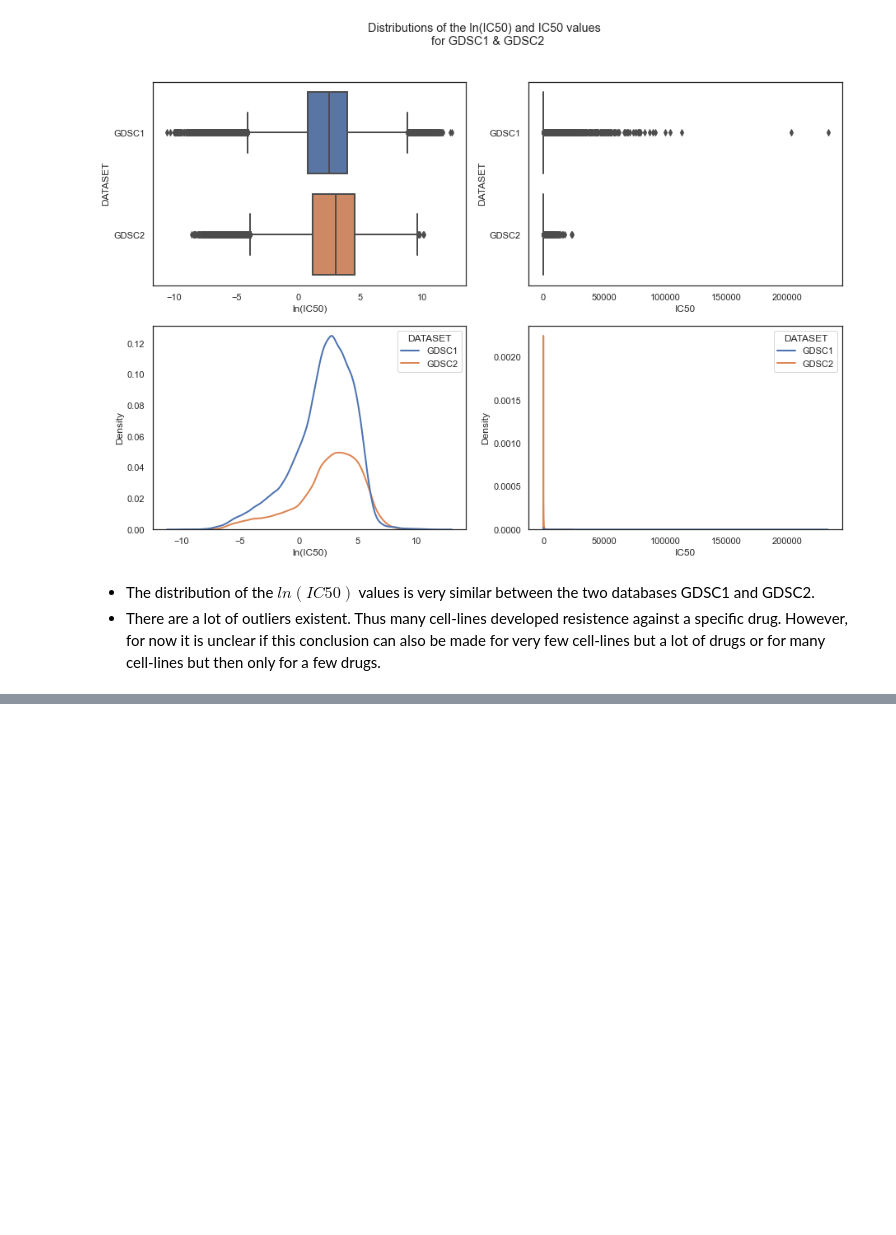
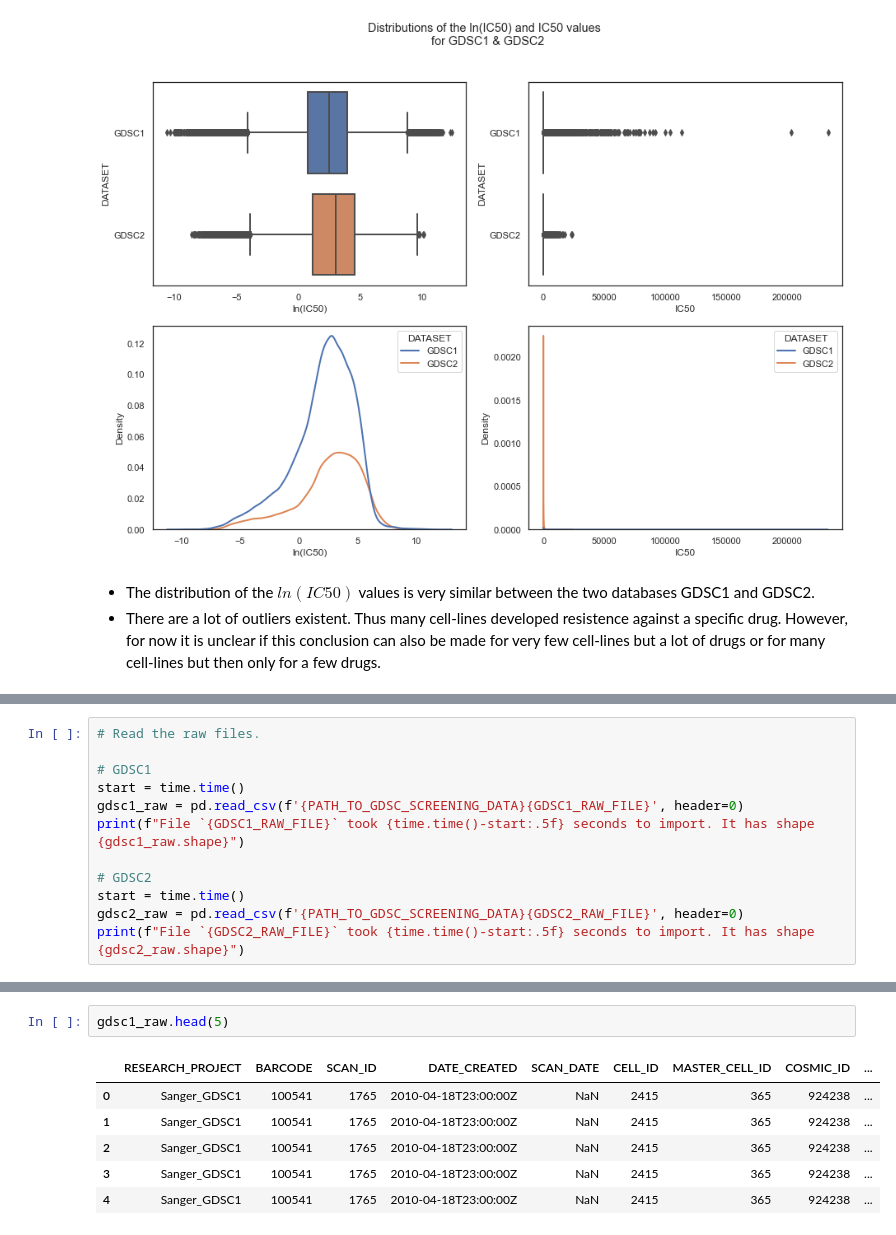
Before and after one commit to PeeteKeesel/gnn-for-drug-response-prediction, a Jupyter notebook: 02_GDSC_playground.ipynb, the cells around one changed output, grey strips where cells are left out. Saved outputs shown, nothing was run; the diff lists cells and outputs as text; blank space fills up the shorter version.

```diff
--- a/02_GDSC_playground.ipynb
+++ b/02_GDSC_playground.ipynb
@@ -411,0 +414,12 @@ GDSC2_RAW_FILE = 'GDSC2_public_raw_data_25Feb20.csv.xlsx'
+# %%
+# Read the raw files.
+
+# GDSC1
+start = time.time()
+gdsc1_raw = pd.read_csv(f'{PATH_TO_GDSC_SCREENING_DATA}{GDSC1_RAW_FILE}', header=0)
+print(f"File `{GDSC1_RAW_FILE}` took {time.time()-start:.5f} seconds to import. It has shape {gdsc1_raw.shape}")
+
+# GDSC2
+start = time.time()
+gdsc2_raw = pd.read_csv(f'{PATH_TO_GDSC_SCREENING_DATA}{GDSC2_RAW_FILE}', header=0)
+print(f"File `{GDSC2_RAW_FILE}` took {time.time()-start:.5f} seconds to import. It has shape {gdsc2_raw.shape}")
@@ -411,0 +429,9 @@ GDSC2_RAW_FILE = 'GDSC2_public_raw_data_25Feb20.csv.xlsx'
+# %%
+gdsc1_raw.head(5)
+# %% [output]
+|  | RESEARCH_PROJECT | BARCODE | SCAN_ID | DATE_CREATED | SCAN_DATE | CELL_ID | MASTER_CELL_ID | COSMIC_ID | ... |
+| 0 | Sanger_GDSC1 | 100541 | 1765 | 2010-04-18T23:00:00Z | NaN | 2415 | 365 | 924238 | ... |
+| 1 | Sanger_GDSC1 | 100541 | 1765 | 2010-04-18T23:00:00Z | NaN | 2415 | 365 | 924238 | ... |
+| 2 | Sanger_GDSC1 | 100541 | 1765 | 2010-04-18T23:00:00Z | NaN | 2415 | 365 | 924238 | ... |
+| 3 | Sanger_GDSC1 | 100541 | 1765 | 2010-04-18T23:00:00Z | NaN | 2415 | 365 | 924238 | ... |
+| 4 | Sanger_GDSC1 | 100541 | 1765 | 2010-04-18T23:00:00Z | NaN | 2415 | 365 | 924238 | ... |
```
Also changed, not shown: parts of 54 cells of this notebook, 1 other file.
